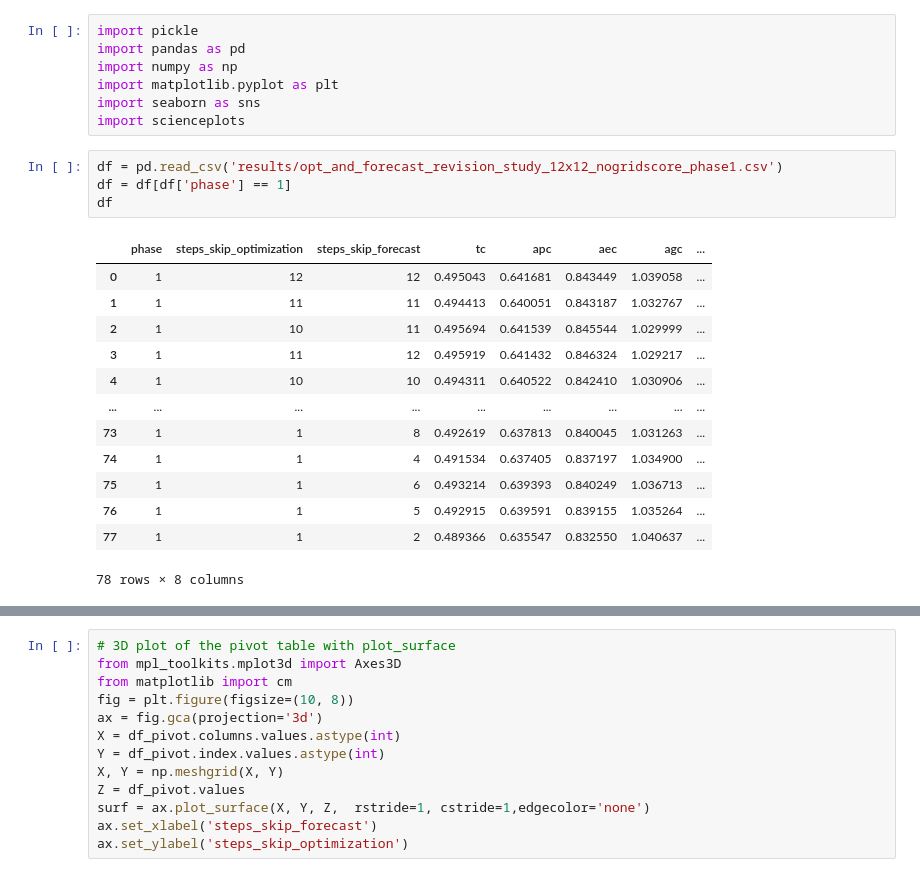
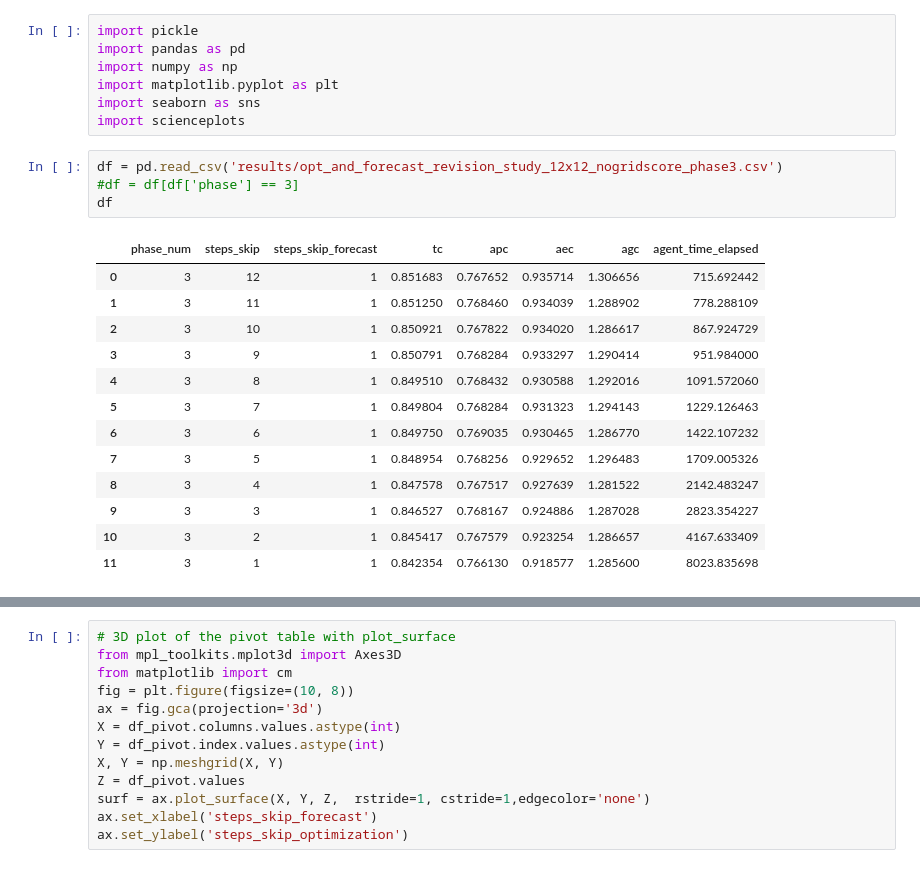
Before and after one commit to ujohn33/Predict-Optimize-Revise, a Jupyter notebook: notebooks/optimization/check_scores.stochastic.ipynb, the cells around one changed output, grey strips where cells are left out. Drawn from its saved outputs; the diff is of its cells as text.

```diff
--- a/notebooks/optimization/check_scores.stochastic.ipynb
+++ b/notebooks/optimization/check_scores.stochastic.ipynb
@@ -9,20 +9,20 @@ import matplotlib.pyplot as plt
 import seaborn as sns
 import scienceplots
 # %%
-df = pd.read_csv('results/opt_and_forecast_revision_study_12x12_nogridscore_phase1.csv')
-df = df[df['phase'] == 1]
+df = pd.read_csv('results/opt_and_forecast_revision_study_12x12_nogridscore_phase3.csv')
+#df = df[df['phase'] == 3]
 df
 # %% [output]
-|  | phase | steps_skip_optimization | steps_skip_forecast | tc | apc | aec | agc | ... |
-| 0 | 1 | 12 | 12 | 0.495043 | 0.641681 | 0.843449 | 1.039058 | ... |
-| 1 | 1 | 11 | 11 | 0.494413 | 0.640051 | 0.843187 | 1.032767 | ... |
-| 2 | 1 | 10 | 11 | 0.495694 | 0.641539 | 0.845544 | 1.029999 | ... |
-| 3 | 1 | 11 | 12 | 0.495919 | 0.641432 | 0.846324 | 1.029217 | ... |
-| 4 | 1 | 10 | 10 | 0.494311 | 0.640522 | 0.842410 | 1.030906 | ... |
-| ... | ... | ... | ... | ... | ... | ... | ... | ... |
-| 73 | 1 | 1 | 8 | 0.492619 | 0.637813 | 0.840045 | 1.031263 | ... |
-| 74 | 1 | 1 | 4 | 0.491534 | 0.637405 | 0.837197 | 1.034900 | ... |
-| 75 | 1 | 1 | 6 | 0.493214 | 0.639393 | 0.840249 | 1.036713 | ... |
-| 76 | 1 | 1 | 5 | 0.492915 | 0.639591 | 0.839155 | 1.035264 | ... |
-| 77 | 1 | 1 | 2 | 0.489366 | 0.635547 | 0.832550 | 1.040637 | ... |
+|  | phase_num | steps_skip | steps_skip_forecast | tc | apc | aec | agc | agent_time_elapsed |
+| 0 | 3 | 12 | 1 | 0.851683 | 0.767652 | 0.935714 | 1.306656 | 715.692442 |
+| 1 | 3 | 11 | 1 | 0.851250 | 0.768460 | 0.934039 | 1.288902 | 778.288109 |
+| 2 | 3 | 10 | 1 | 0.850921 | 0.767822 | 0.934020 | 1.286617 | 867.924729 |
+| 3 | 3 | 9 | 1 | 0.850791 | 0.768284 | 0.933297 | 1.290414 | 951.984000 |
+| 4 | 3 | 8 | 1 | 0.849510 | 0.768432 | 0.930588 | 1.292016 | 1091.572060 |
+| 5 | 3 | 7 | 1 | 0.849804 | 0.768284 | 0.931323 | 1.294143 | 1229.126463 |
+| 6 | 3 | 6 | 1 | 0.849750 | 0.769035 | 0.930465 | 1.286770 | 1422.107232 |
+| 7 | 3 | 5 | 1 | 0.848954 | 0.768256 | 0.929652 | 1.296483 | 1709.005326 |
+| 8 | 3 | 4 | 1 | 0.847578 | 0.767517 | 0.927639 | 1.281522 | 2142.483247 |
+| 9 | 3 | 3 | 1 | 0.846527 | 0.768167 | 0.924886 | 1.287028 | 2823.354227 |
+| 10 | 3 | 2 | 1 | 0.845417 | 0.767579 | 0.923254 | 1.286657 | 4167.633409 |
+| 11 | 3 | 1 | 1 | 0.842354 | 0.766130 | 0.918577 | 1.285600 | 8023.835698 |
-78 rows × 8 columns
```
Also changed, not shown: parts of 6 cells of this notebook, 4 other files.
